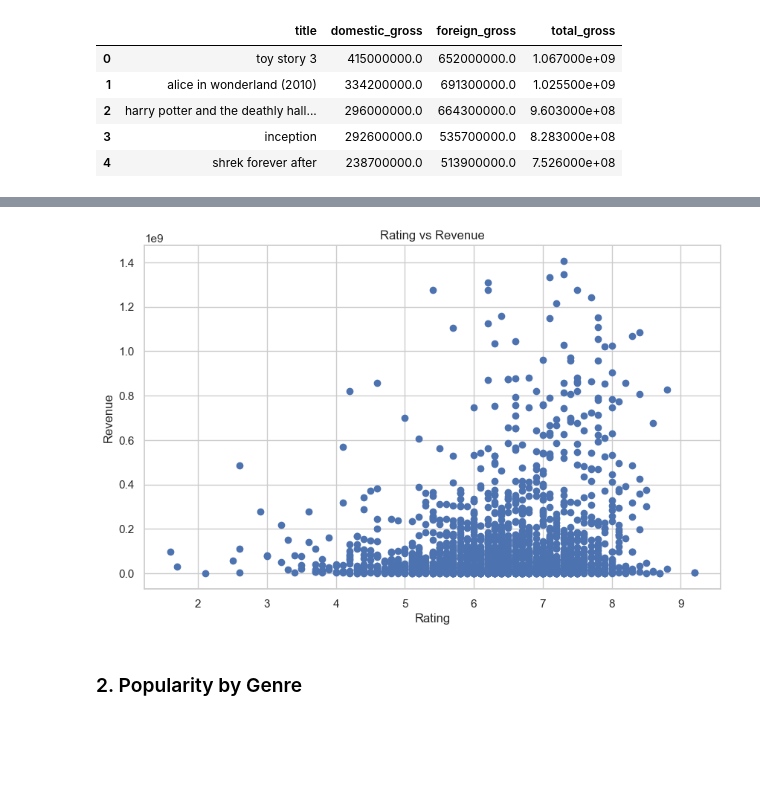
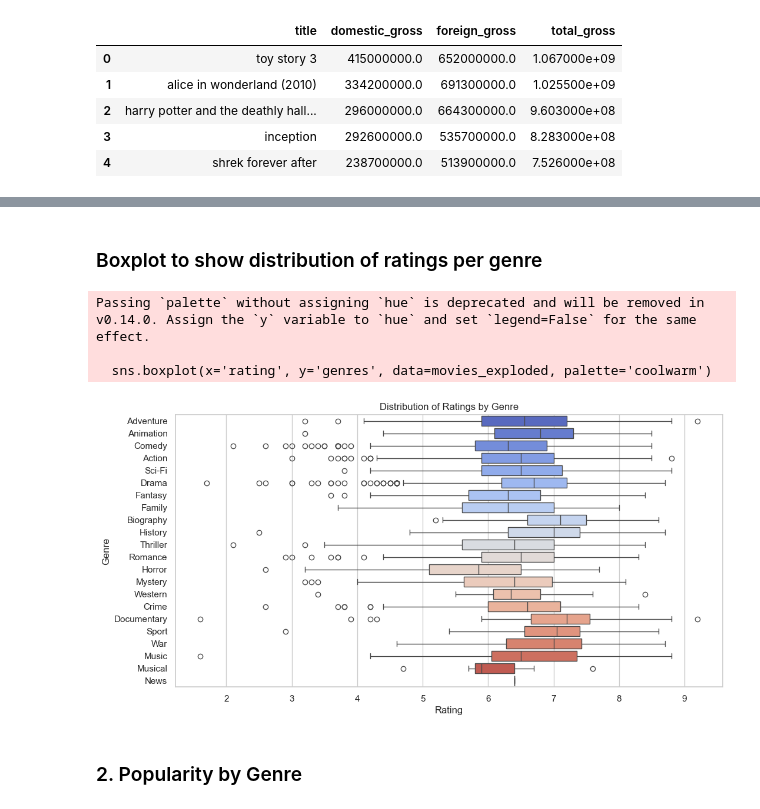
Before and after one commit to Esther-Margaret-Mwangi/Movie-studio-eda-analysis, a Jupyter notebook: movie.ipynb, the cells around one changed output, grey strips where cells are left out. Cells and saved outputs as stored; diff of their text form; code cells hidden in the pictures; blank space fills up the shorter version.

Commit message:
updated to include genre with high reviews mean

```diff
--- a/movie.ipynb
+++ b/movie.ipynb
@@ -371,17 +371,25 @@ movies['rating'] = pd.to_numeric(movies['rating'], errors='coerce')
 # Drop rows with missing values in the `total_gross` and `genres` columns,
 # as these are essential for our analysis
 movies = movies.dropna(subset=['total_gross', 'genres'])
-# %%
-# Visualize the relationship between movie ratings and total gross revenue
-# to see if higher-rated movies tend to earn more at the box office.
-plt.figure(figsize=(10,6))
-plt.scatter(movies['rating'], movies['total_gross'])
-plt.xlabel("Rating")
-plt.ylabel("Revenue")
-plt.title("Rating vs Revenue")
-plt.show()
-# %% [output]
-[figure, removed]
+# %% [markdown]
+### Boxplot to show distribution of ratings per genre
+# %%
+
+# If genres are separated by '|', split and explode
+movies_exploded = movies.copy()
+movies_exploded = movies_exploded.assign(genres=movies_exploded['genres'].str.split('|')).explode('genres')
+
+plt.figure(figsize=(12,6))
+sns.boxplot(x='rating', y='genres', data=movies_exploded, palette='coolwarm')
+plt.xlabel("Rating")
+plt.ylabel("Genre")
+plt.title("Distribution of Ratings by Genre")
+plt.show()
+# %% [output]
+Passing `palette` without assigning `hue` is deprecated and will be removed in v0.14.0. Assign the `y` variable to `hue` and set `legend=False` for the same effect.
+
+  sns.boxplot(x='rating', y='genres', data=movies_exploded, palette='coolwarm')
+[figure, added]
 # %% [markdown]
 ### 2. Popularity by Genre
 # %% [markdown]
```
Also changed, not shown: parts of 1 cell of this notebook.
